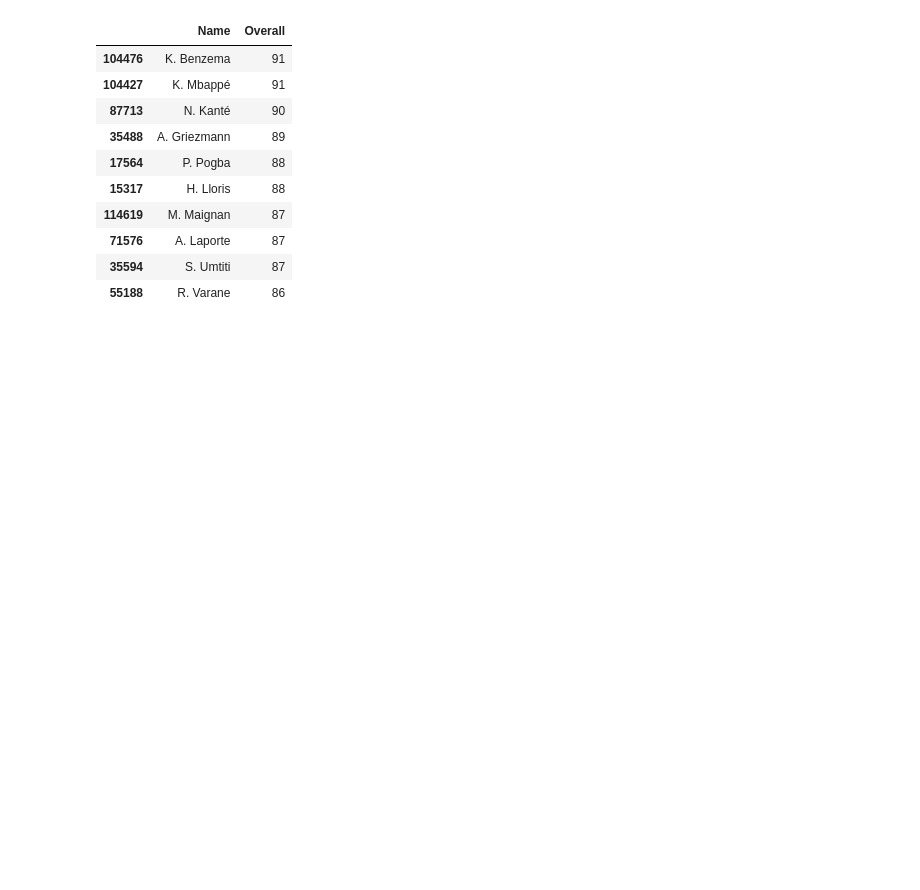
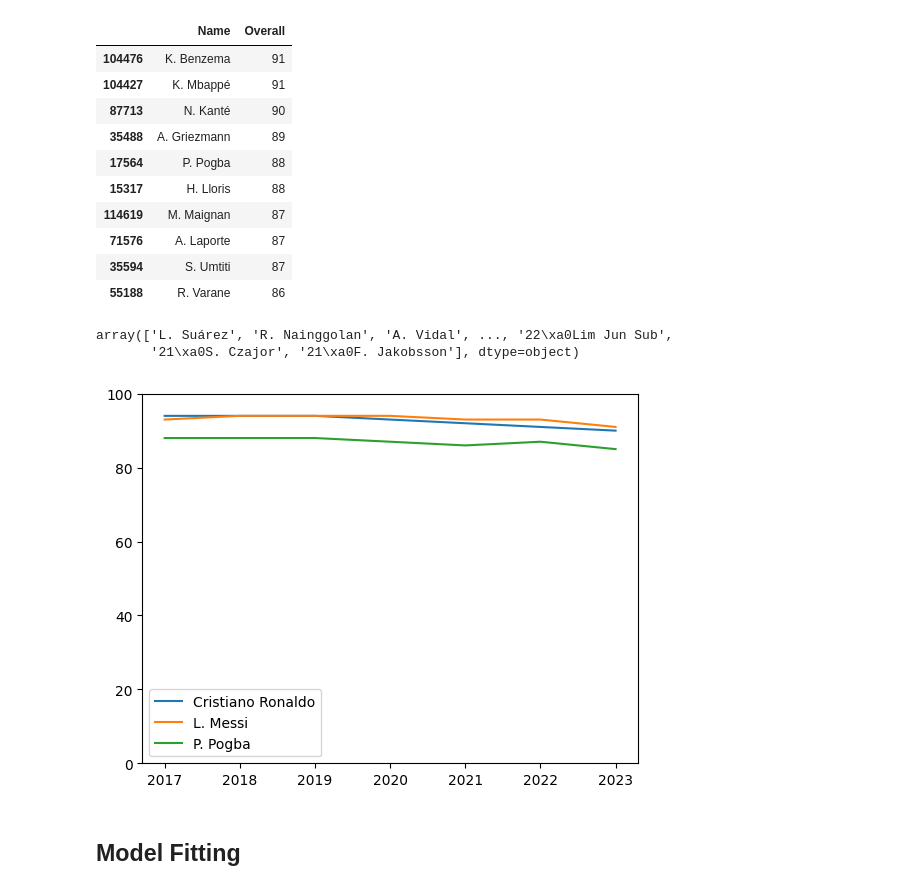
Before and after one commit to LaveshJagwani/s4ds-task-1, a Jupyter notebook: Task 1.ipynb, the cells around one changed output. Cells and saved outputs as stored; diff of their text form; code cells hidden in the pictures; blank space fills up the shorter version.

```diff
--- a/Task 1.ipynb
+++ b/Task 1.ipynb
@@ -840,3 +840,20 @@ nation_perf("France")
 | 71576 | A. Laporte | 87 |
 | 35594 | S. Umtiti | 87 |
 | 55188 | R. Varane | 86 |
+# %%
+df["Name"].unique()
+# %% [output]
+array(['L. Suárez', 'R. Nainggolan', 'A. Vidal', ..., '22\xa0Lim Jun Sub',
+       '21\xa0S. Czajor', '21\xa0F. Jakobsson'], dtype=object)
+# %%
+def Player_perf(players):
+    for player in players:
+        player_df = df[df["Name"] == player]
+        plt.plot(player_df["year"],player_df["Overall"],label=player)
+        plt.ylim(0,100)
+        plt.legend()
+Player_perf(["Cristiano Ronaldo","L. Messi","P. Pogba"])
+# %% [output]
+[figure, added]
+# %% [markdown]
+## Model Fitting
```
Also changed, not shown: parts of 44 cells of this notebook.
